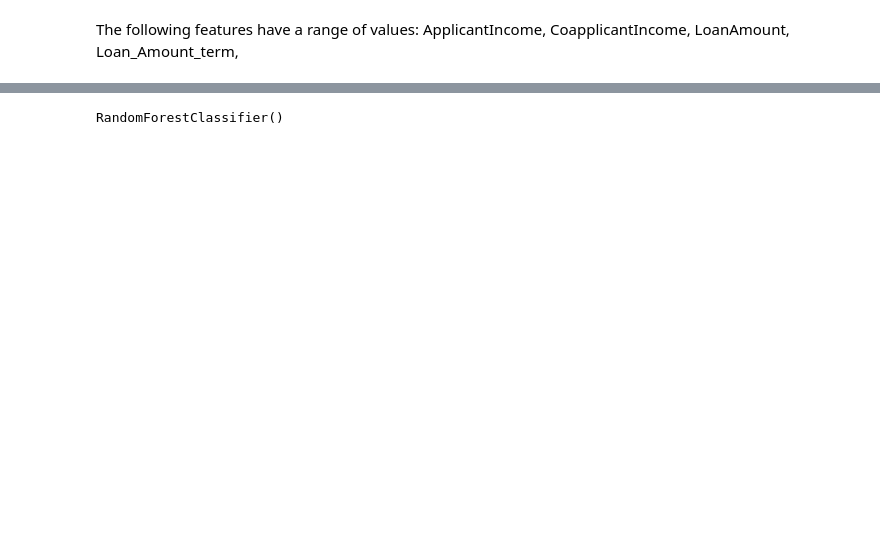
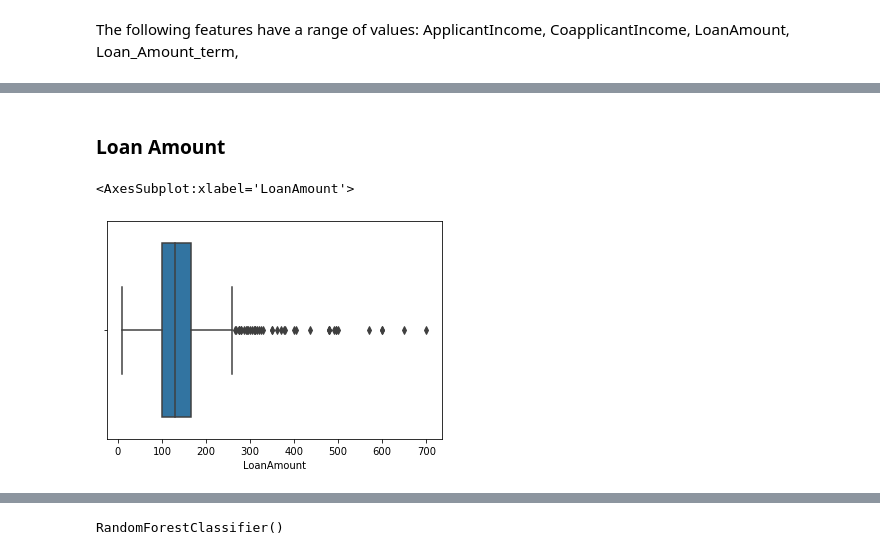
Before and after one commit to rsanchez-dv/ML_Training_Project, a Jupyter notebook: Data Preprocessing.ipynb, the cells around one changed output, grey strips where cells are left out. Cells and saved outputs as stored; diff of their text form; code cells hidden in the pictures; blank space fills up the shorter version.

```diff
--- a/Data Preprocessing.ipynb
+++ b/Data Preprocessing.ipynb
@@ -253,0 +317,7 @@ sns.boxplot(data=mean_df, x='LoanAmount',y='LoanAmount', hue='Loan_Status')
+# %% [markdown]
+### Loan Amount
+# %%
+sns.boxplot(x=mean_df['LoanAmount'])
+# %% [output]
+<AxesSubplot:xlabel='LoanAmount'>
+[figure, added]
```
Also changed, not shown: parts of 30 cells of this notebook.
